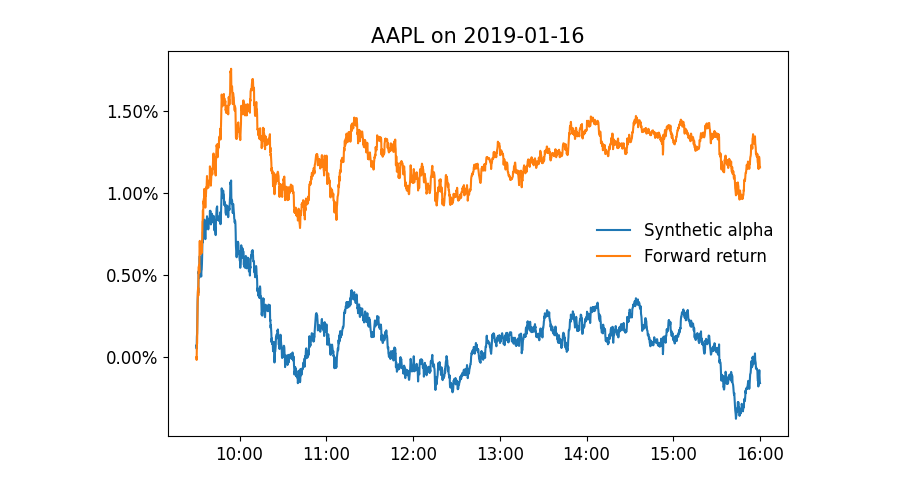
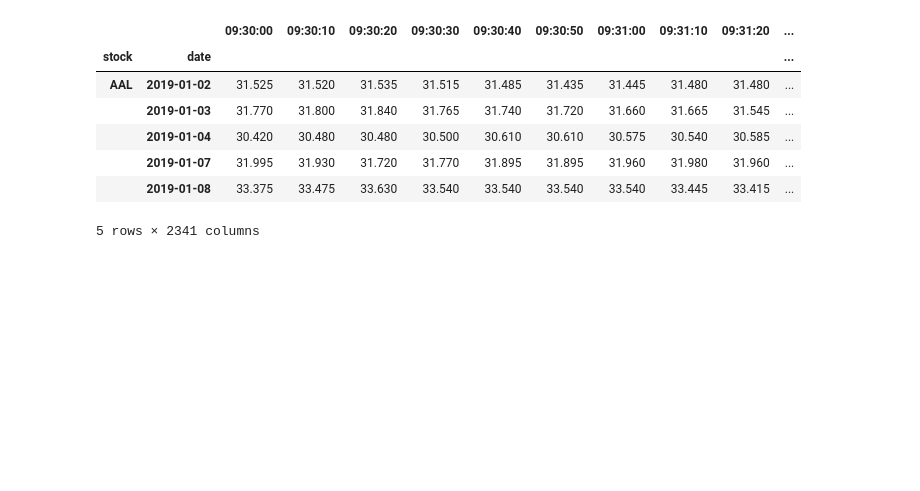
Before and after one commit to raphdlfrg/Quant_Trading_Price_Impact, a Jupyter notebook: 2_4_Synthetic_Alphas.ipynb, the cells around one changed output. Saved outputs shown, nothing was run; the diff lists cells and outputs as text; code cells hidden in the pictures; blank space fills up the shorter version.

Commit message:
Update synthetic alphas notebook

```diff
--- a/2_4_Synthetic_Alphas.ipynb
+++ b/2_4_Synthetic_Alphas.ipynb
@@ -204,21 +379,0 @@ Correlation with the realized alpha: 0.8992593598402457
-# %%
-date = "2019-01-16"
-
-common_times = synthetic_alphas.columns.intersection(stock_px_df.columns)
-
-
-fig = plt.figure(figsize=(8,5))
-ax = plt.subplot(111)
-ax.plot(pd.to_datetime(common_times, format='%H:%M:%S'), synthetic_alphas.loc[date].values, label="Synthetic alpha")
-ax.plot(pd.to_datetime(common_times, format='%H:%M:%S'), stock_px_df.loc[date].reindex(common_times) / stock_px_df.loc[date].reindex(common_times).iloc[0] - 1, label="Forward return")
-ax.legend(fontsize=12)
-plt.xticks(fontsize=12)
-plt.yticks(fontsize=12)
-ax.yaxis.set_major_formatter(mtick.PercentFormatter(1))
-ax.set_title(f"{stock} on {date}", fontsize=15)
-xfmt = mdates.DateFormatter('%H:%M')
-plt.gca().xaxis.set_major_formatter(xfmt)
-ax.legend(fontsize=12, frameon=False)
-plt.show()
-# %% [output]
-[figure, removed]
@@ -224,0 +386,11 @@ plt.show()
+# %%
+train_px_df.head() # values = mid prices
+# %% [output]
+|  |  | 09:30:00 | 09:30:10 | 09:30:20 | 09:30:30 | 09:30:40 | 09:30:50 | 09:31:00 | 09:31:10 | 09:31:20 | ... |
+| stock | date |  |  |  |  |  |  |  |  |  | ... |
+| AAL | 2019-01-02 | 31.525 | 31.520 | 31.535 | 31.515 | 31.485 | 31.435 | 31.445 | 31.480 | 31.480 | ... |
+|  | 2019-01-03 | 31.770 | 31.800 | 31.840 | 31.765 | 31.740 | 31.720 | 31.660 | 31.665 | 31.545 | ... |
+|  | 2019-01-04 | 30.420 | 30.480 | 30.480 | 30.500 | 30.610 | 30.610 | 30.575 | 30.540 | 30.585 | ... |
+|  | 2019-01-07 | 31.995 | 31.930 | 31.720 | 31.770 | 31.895 | 31.895 | 31.960 | 31.980 | 31.960 | ... |
+|  | 2019-01-08 | 33.375 | 33.475 | 33.630 | 33.540 | 33.540 | 33.540 | 33.540 | 33.445 | 33.415 | ... |
+5 rows × 2341 columns
```
Also changed, not shown: parts of 30 cells of this notebook, 4 other files.
